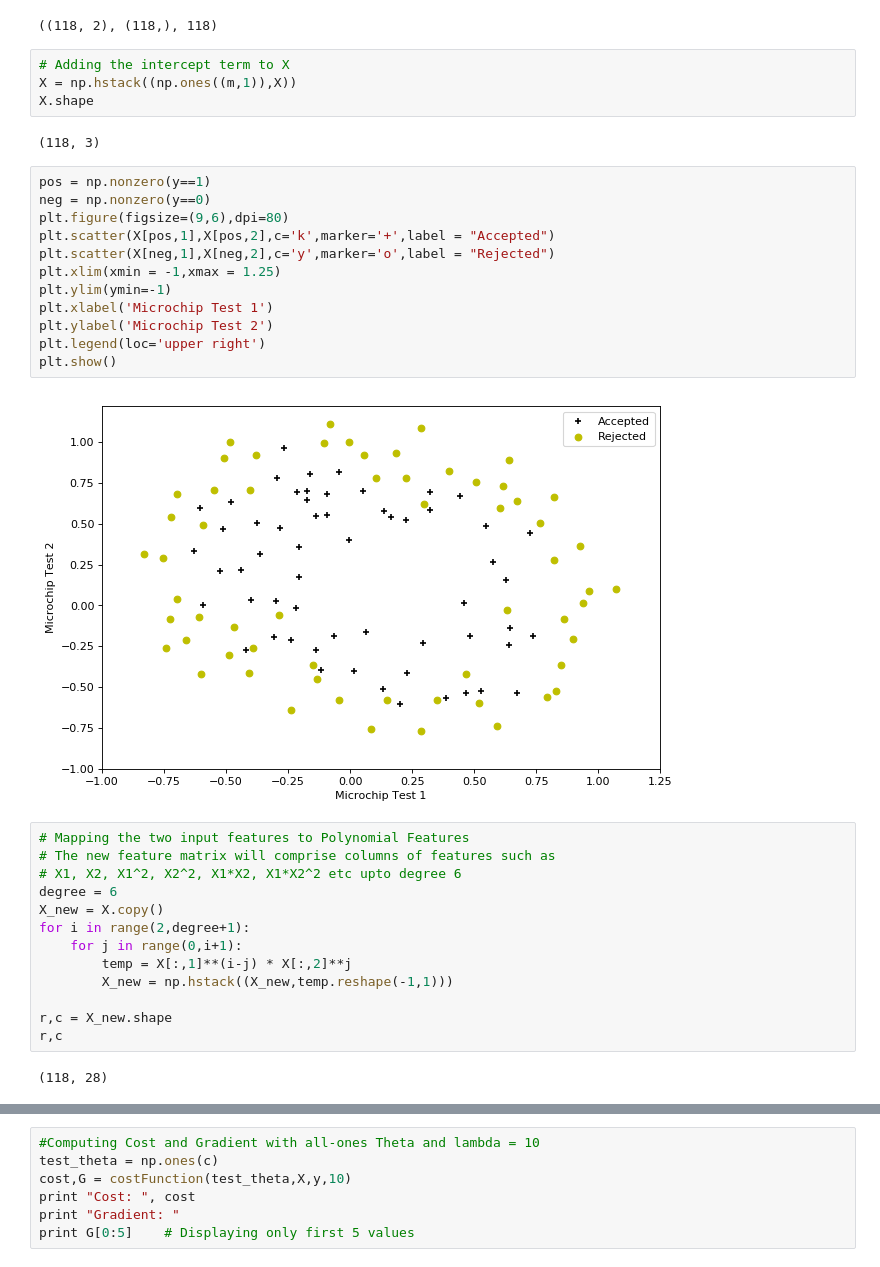
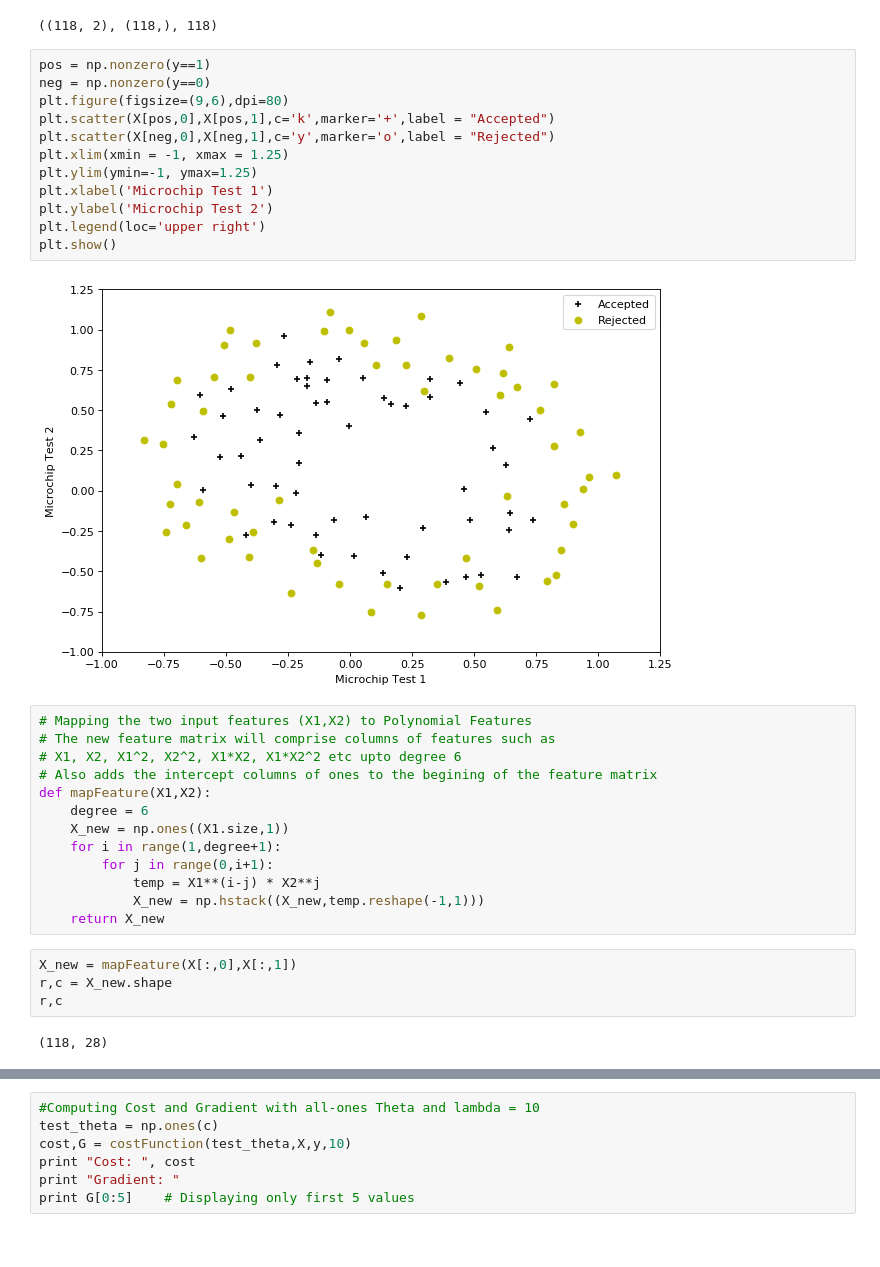
Before and after one commit to azfarkhoja305/coursera-ML-in-python, a Jupyter notebook: Logistic Regression/Logistic Regression using Polynomial Features with Regularization.ipynb, the cells around one changed output, grey strips where cells are left out. Cells and saved outputs as stored; diff of their text form.

Commit message:
Added Contour Plots and other fixes

```diff
--- a/Logistic Regression/Logistic Regression using Polynomial Features with Regularization.ipynb
+++ b/Logistic Regression/Logistic Regression using Polynomial Features with Regularization.ipynb
@@ -16,40 +17,38 @@ m = y.size
 X.shape,y.shape,m
 # %% [output]
 ((118, 2), (118,), 118)
-# %%
-# Adding the intercept term to X
-X = np.hstack((np.ones((m,1)),X))
-X.shape
-# %% [output]
-(118, 3)
 # %%
 pos = np.nonzero(y==1)
 neg = np.nonzero(y==0)
 plt.figure(figsize=(9,6),dpi=80)
-plt.scatter(X[pos,1],X[pos,2],c='k',marker='+',label = "Accepted")
-plt.scatter(X[neg,1],X[neg,2],c='y',marker='o',label = "Rejected")
-plt.xlim(xmin = -1,xmax = 1.25)
-plt.ylim(ymin=-1)
+plt.scatter(X[pos,0],X[pos,1],c='k',marker='+',label = "Accepted")
+plt.scatter(X[neg,0],X[neg,1],c='y',marker='o',label = "Rejected")
+plt.xlim(xmin = -1, xmax = 1.25)
+plt.ylim(ymin=-1, ymax=1.25)
 plt.xlabel('Microchip Test 1')
 plt.ylabel('Microchip Test 2')
 plt.legend(loc='upper right')
 plt.show()
 # %% [output]
-[figure, old version]
+[figure, new version]
 # %%
-# Mapping the two input features to Polynomial Features
+# Mapping the two input features (X1,X2) to Polynomial Features
 # The new feature matrix will comprise columns of features such as
 # X1, X2, X1^2, X2^2, X1*X2, X1*X2^2 etc upto degree 6
-degree = 6
-X_new = X.copy()
-for i in range(2,degree+1):
-    for j in range(0,i+1):
-        temp = X[:,1]**(i-j) * X[:,2]**j
-        X_new = np.hstack((X_new,temp.reshape(-1,1)))
-
-r,c = X_new.shape
-r,c
+# Also adds the intercept columns of ones to the begining of the feature matrix
+def mapFeature(X1,X2):
+    degree = 6
+    X_new = np.ones((X1.size,1))
+    for i in range(1,degree+1):
+        for j in range(0,i+1):
+            temp = X1**(i-j) * X2**j
+            X_new = np.hstack((X_new,temp.reshape(-1,1)))
+    return X_new
-# %% [output]
-(118, 28)
+# %%
+X_new = mapFeature(X[:,0],X[:,1])
+r,c = X_new.shape
+r,c
+# %% [output]
+(118, 28)
 # %%
 # Initializing Pararmeter Vector Theta to zeros
```
Also changed, not shown: parts of 17 cells of this notebook, 1 other file.
